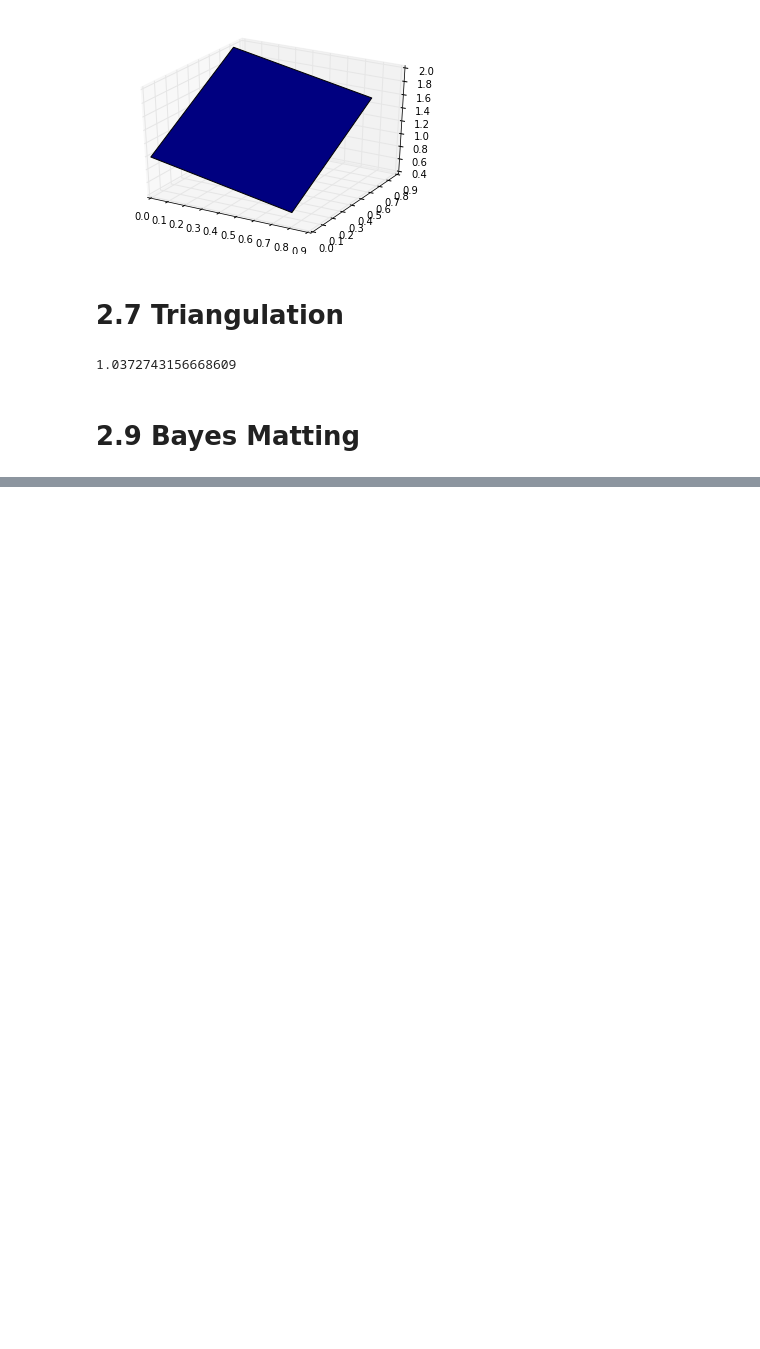
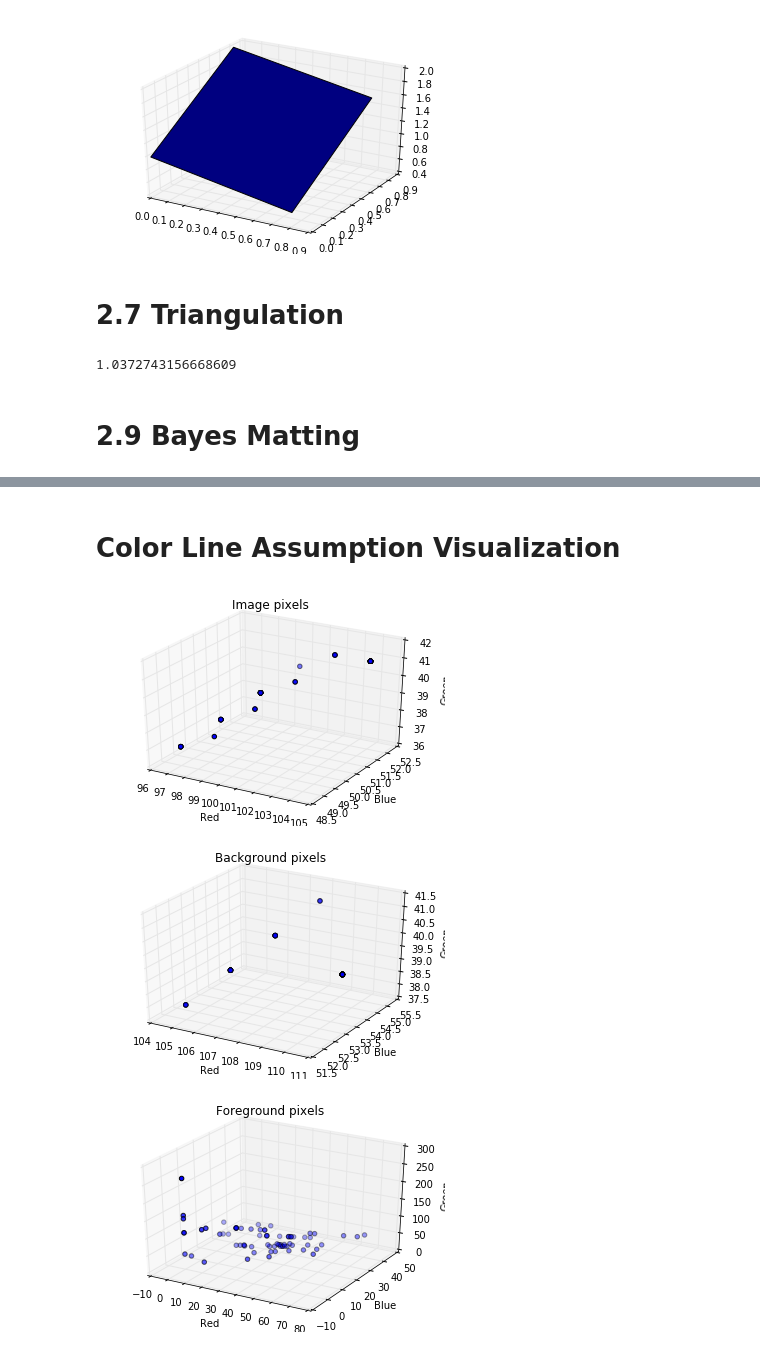
Before and after one commit to hutec/VisualComputing, a Jupyter notebook: Matting.ipynb, the cells around one changed output, grey strips where cells are left out. Drawn from its saved outputs; the diff is of its cells as text; code cells hidden in the pictures; blank space fills up the shorter version.

Commit message:
Added CLA visualization

```diff
--- a/Matting.ipynb
+++ b/Matting.ipynb
@@ -145,0 +181,2 @@ bayes_calculation(p, 10, alpha=0.3, it=5)
+# %% [markdown]
+# Color Line Assumption Visualization
@@ -145,0 +191,48 @@ bayes_calculation(p, 10, alpha=0.3, it=5)
+# %%
+# create subwindows
+I = img1[10:19, 20:29]
+B = bg1[10:19, 20:29]
+alpha = res[10:19, 20:29]
+# %%
+def visualize_cla(I, B, alpha):
+    """
+    param I: window with image pixels
+    param B: window with background pixels
+    param alpha: window with alpha values
+    """
+    F = np.zeros(B.shape)
+    nrows, ncols = B.shape[:-1]
+    for row in range(nrows):
+        for col in range(ncols):
+            if alpha[row, col] != 0:
+                F[row, col] = (I[row, col] - (1 - alpha[row, col]) * B[row, col]) / float(alpha[row, col])
+            else:
+                F[row, col] = [255, 255, 255]
+
+    F = np.clip(F, 0, 255)
+
+    _plot(I, "Image pixels")
+    _plot(B, "Background pixels")
+    _plot(F, "Foreground pixels")
+
+
+
+def _plot(window, title):
+        fig = plt.figure()
+        ax = fig.add_subplot(111, projection='3d')
+        ax.set_xlabel('Red')
+        ax.set_ylabel('Blue')
+        ax.set_zlabel('Green')
+        ax.set_title(title)
+
+        t = window.reshape(-1, 3)
+        X, Y, Z = t[:,0], t[:,1], t[:,2]
+        ax.scatter3D(X, Y, Z)
+
+        plt.show()
+# %%
+visualize_cla(I, B, alpha)
+# %% [output]
+[figure, added]
+[figure, added]
+[figure, added]
```
Also changed, not shown: parts of 7 cells of this notebook.
